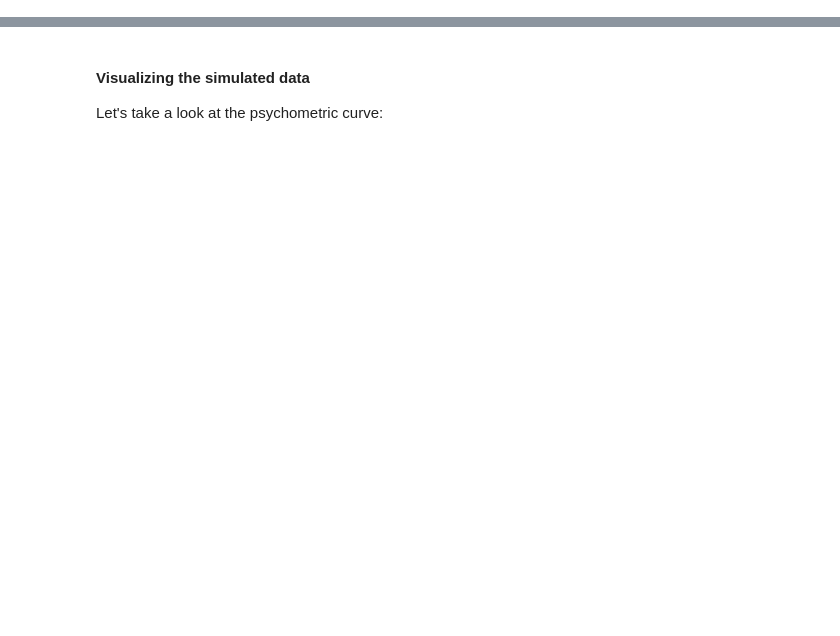
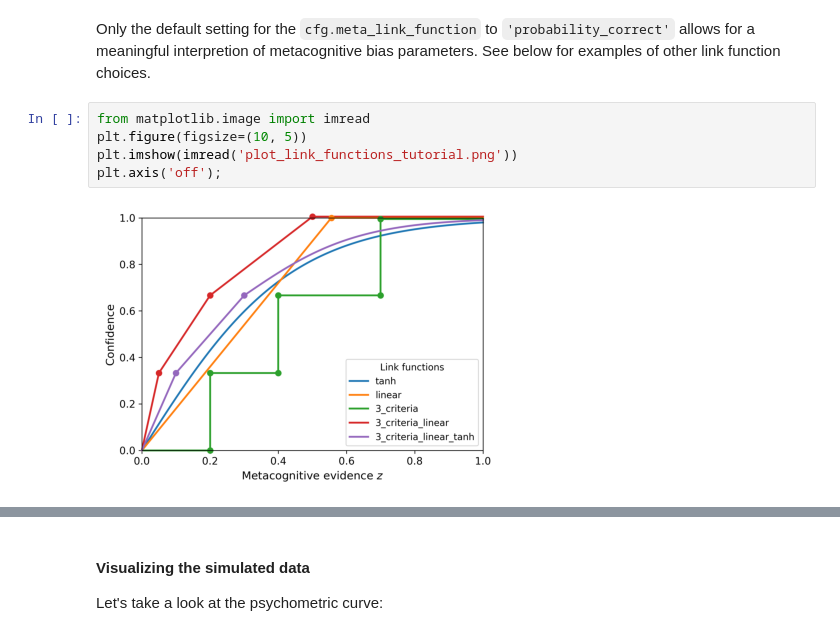
Before and after one commit to m-guggenmos/remeta, a Jupyter notebook: demo/basic_usage.ipynb, the cells around one changed output, grey strips where cells are left out. Drawn from its saved outputs; the diff is of its cells as text; blank space fills up the shorter version.

```diff
--- a/demo/basic_usage.ipynb
+++ b/demo/basic_usage.ipynb
@@ -21,0 +41,9 @@ options_basic = dict(
+# %% [markdown]
+Only the default setting for the `cfg.meta_link_function` to `'probability_correct'` allows for a meaningful interpretion of metacognitive bias parameters. See below for examples of other link function choices.
+# %%
+from matplotlib.image import imread
+plt.figure(figsize=(10, 5))
+plt.imshow(imread('plot_link_functions_tutorial.png'))
+plt.axis('off');
+# %% [output]
+[figure, added]
```
Also changed, not shown: parts of 60 cells of this notebook, 5 other files.
